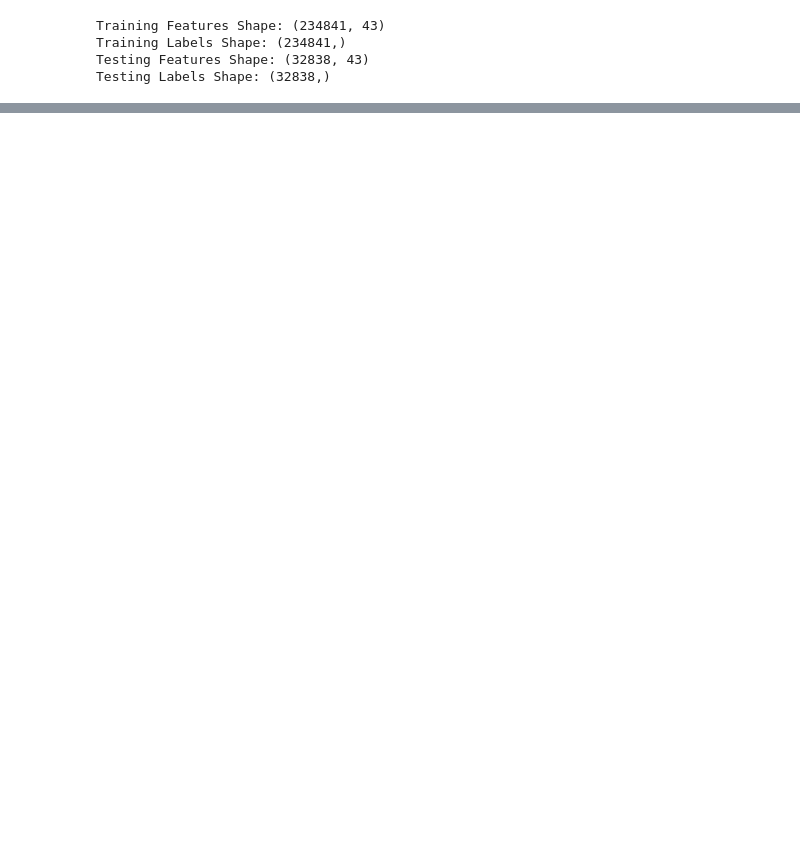
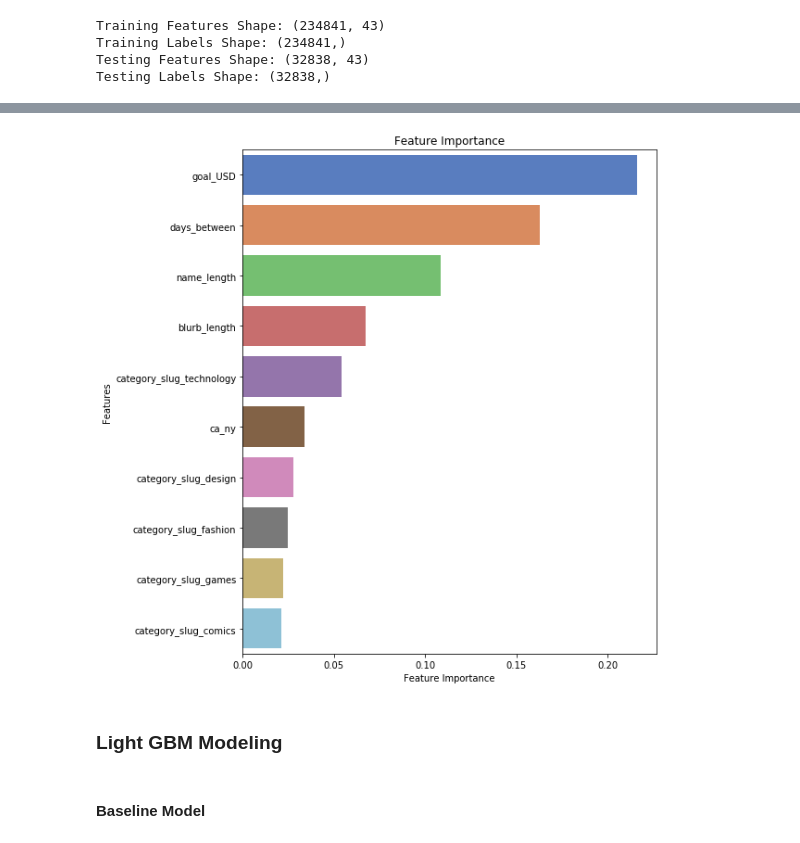
Before and after one commit to dwitten392/Springboard---DW, a Jupyter notebook: Capstone 1 - Kickstarter/Kickstarter Projects - Modeling.ipynb, the cells around one changed output, grey strips where cells are left out. Saved outputs shown, nothing was run; the diff lists cells and outputs as text; code cells hidden in the pictures; blank space fills up the shorter version.

```diff
--- a/Capstone 1 - Kickstarter/Kickstarter Projects - Modeling.ipynb
+++ b/Capstone 1 - Kickstarter/Kickstarter Projects - Modeling.ipynb
@@ -1211,0 +1385,20 @@ fi.head(10)
+# %%
+# Number of trees in random forest
+n_estimators2 = [59, 61, 63, 65, 67]
+# Number of features to consider at every split
+max_features2 = [7, 8, 9, 10]
+# Minimum number of samples required to split a node
+min_samples_split2 = [51, 53, 55, 57]
+#minimum number of samples required at each leaf node
+min_samples_leaf2 = [5, 6, 7, 8, 9]
+#max depth
+max_depth2 = [24, 25, 26, 27, 28]
+#bootstrap has, remained true
+# %%
+# Create the random grid
+# NEEDS to be rerun prior to Randomized Search
+random_grid2 = {'n_estimators': n_estimators2,
+               'max_features': max_features2,
+               'min_samples_split': min_samples_split2,
+               'min_samples_leaf': min_samples_leaf2,
+               'max_depth': max_depth2}
@@ -1211,0 +1408,6 @@ fi.head(10)
+# %%
+rf2 = RandomForestClassifier(bootstrap=True)
+
+# search across 80 different combinations, and use all available cores
+rf_random2 = RandomizedSearchCV(estimator = rf2, param_distributions = random_grid2, n_iter = 20, cv = 4, verbose=2, random_state=670, n_jobs = -1, scoring='roc_auc')
+rf_random2.fit(train_features2, train_labels2)
@@ -1211,0 +1470,4 @@ fi.head(10)
+# %%
+#best hyperparameters from above
+rf2 = RandomForestClassifier(bootstrap = True, random_state=670, n_estimators=63, min_samples_split=53, min_samples_leaf=9, max_features=8, max_depth=26)
+rf2.fit(train_features2, train_labels2)
@@ -1211,0 +1482,19 @@ fi.head(10)
+# %%
+#displaying the top 10 most important features
+fi2 = pd.DataFrame({'feature': feature_list,
+                   'importance': rf2.feature_importances_}).\
+                    sort_values('importance', ascending = False)
+
+fig=plt.figure(figsize=(8,10))
+ax = sns.barplot(x = 'importance', y = 'feature', data = fi2.iloc[0:10,], palette = 'muted')
+
+plt.xlabel('Feature Importance')
+plt.ylabel('Features')
+plt.title('Feature Importance')
+plt.show()
+# %% [output]
+[figure, added]
+# %% [markdown]
+### Light GBM Modeling
+# %% [markdown]
+#### Baseline Model
```
Also changed, not shown: parts of 60 cells of this notebook.
